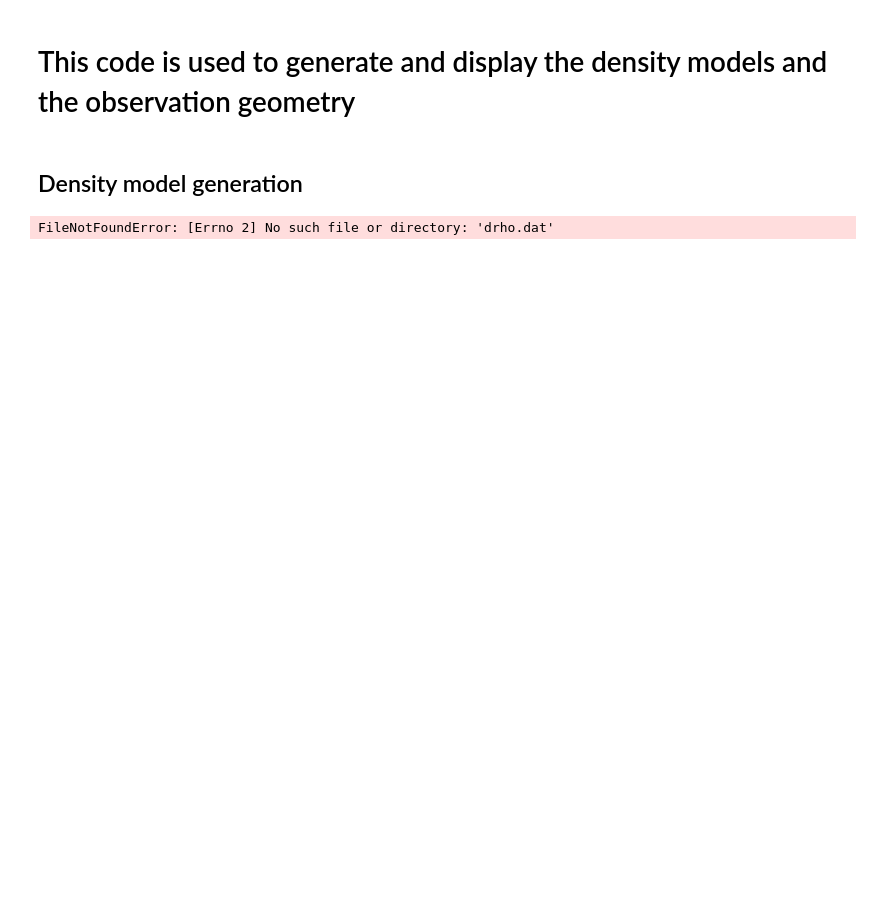
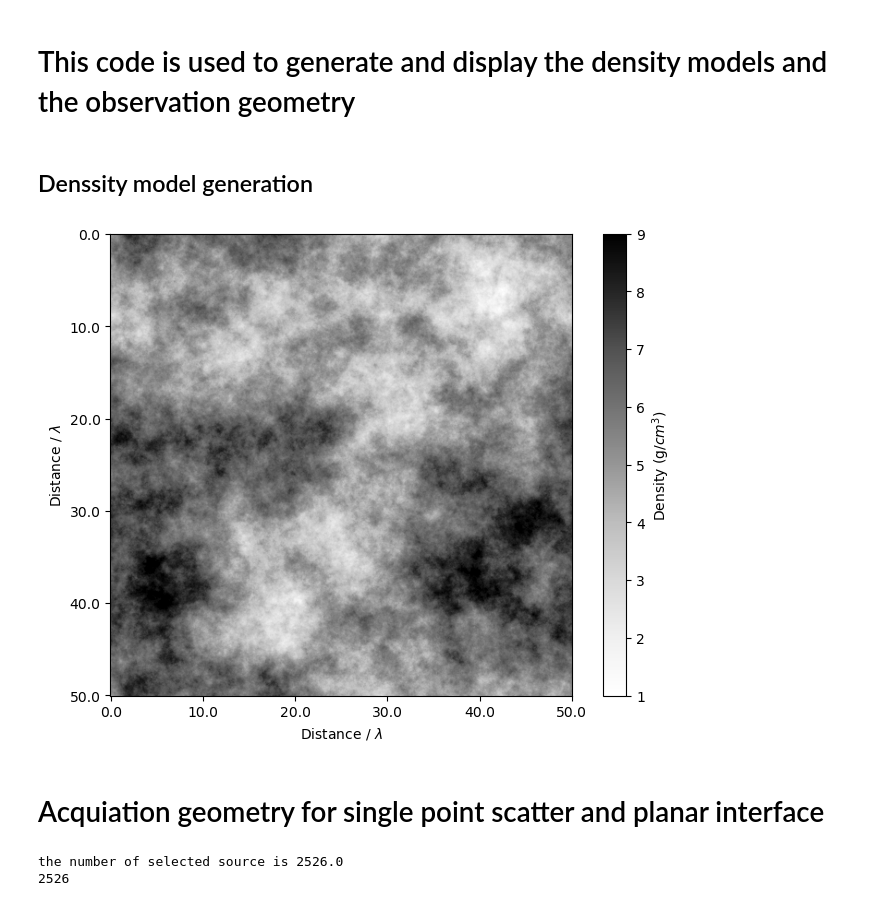
Before and after one commit to zhufeng1810584/Stationary-phase-analysis-of-ambient-noise-CCFs, a Jupyter notebook: 01_model_generation_and_geometry_definition.ipynb, the cells around one changed output. Cells and saved outputs as stored; diff of their text form; code cells hidden in the pictures; blank space fills up the shorter version.

```diff
--- a/01_model_generation_and_geometry_definition.ipynb
+++ b/01_model_generation_and_geometry_definition.ipynb
@@ -5,10 +5,10 @@ import numpy as np
 import matplotlib.pyplot as plt
 from html.entities import entitydefs
 # %% [markdown]
-## Density model generation
+## Denssity model generation
 # %%
 # 4 density models (homogeneous,single point, single layer, and random medium) will be generated and used for test
-
+filename = './Green_funs_for_different_models/'
 Nmodel=4                                                                             # Number of model
 Nx=501; Nz=501; dx=0.01; dz=0.01;                                                    # Mesh size and spacing
 Nt=3000; nt = Nt;  dt=0.002                                                          # Time sampling rate and sampling number
@@ -17,7 +17,66 @@ Density = np.ones((Nmodel,Nx,Nz))
 Density[0] = 1                                                                       # Homogeneous
 Density[1,301,151] = 9.0                                                             # Single point
 Density[2,:,151] = 9                                                                 # Single layer
-tmpdata = np.fromfile('drho.dat', dtype=np.float32); tmpdata.shape=(Nx, Nz)
+tmpdata = np.fromfile(filename+'drho.dat', dtype=np.float32); tmpdata.shape=(Nx, Nz)
 Density[3] = (tmpdata-np.min(tmpdata))*9.0/(np.max(tmpdata) - np.min(tmpdata)) + 1   # Random medium
-# %% [output]
-FileNotFoundError: [Errno 2] No such file or directory: 'drho.dat'
+# %%
+# Density model of random media : figure 9(a)
+Velocity  = 2                         #  Background velocity 2km/s
+frequency = 20                        #  Dominant frequency 20Hz
+Lambda    = Velocity/frequency        #  Wavelength
+
+xpos=np.arange(0,Nx);xaxis = np.arange(Nx)*dx/Lambda
+ypos=np.arange(0,Nz);yaxis = np.arange(Nz)*dz/Lambda
+fig_size = (8, 6);fontsz = 15
+for im in range(Nmodel-1,Nmodel):
+    f, ax = plt.subplots(1,1, figsize=fig_size)
+    plt.imshow(Density[im].T,vmin=1,vmax=9,  cmap='Greys')
+    plt.colorbar(label='Density (g/$cm^3$)')
+    ax.set_xticks(xpos[0:Nx:100], labels=xaxis[0:Nx:100])
+    ax.set_yticks(ypos[0:Nz:100], labels=yaxis[0:Nz:100])
+    plt.xlabel('Distance / ' r'$\lambda$',);plt.ylabel('Distance / ' r'$\lambda$');
+#    plt.savefig('./Pic/rho_random'+".png", bbox_inches='tight')
+# %% [output]
+[figure, added]
+# %% [markdown]
+# Acquiation geometry for single point scatter and planar interface
+# %%
+nx=601;nz=601                                                # Full model size, boundarys (50) are included
+
+r_min=1.99                                                   # The radius distance from source to the model center
+r_max=2.01
+source_sele = np.zeros((nx,nz))
+for ix in range (0, nx):
+    for iz in range (0, int(nz/2)):
+        r = np.sqrt( (ix*dx-3.0)**2 + (iz*dz-3.0)**2 )
+        if( r>r_min and r<r_max ):
+            source_sele[ix,iz] = 1
+for ix in range (Nx, 0, -1):
+    for iz in range (int(Nz/2), Nz):
+        r = np.sqrt( (ix*dx-3.0)**2 + (iz*dz-3.0)**2 )
+        if( r>r_min and r<r_max ):
+            source_sele[ix,iz] = 1
+
+ns = np.sum(source_sele)
+print('the number of selected source is',ns)
+Ns = int(ns)
+coord=np.zeros((Ns,2))
+
+#      determin the coordinates for every single source
+ir=0
+for ix in range (0, nx):
+    for iz in range (0, int(nz/2)):
+        if(source_sele[ix,iz]==1):
+            coord[ir,0]=ix
+            coord[ir,1]=iz
+            ir = ir + 1
+for ix in range (nx-1, -1, -1):
+    for iz in range (int(nz/2), Nz):
+        if(source_sele[ix,iz]==1):
+            coord[ir,0]=ix
+            coord[ir,1]=iz
+            ir = ir + 1
+print(ir)
+# %% [output]
+the number of selected source is 2526.0
+2526
```
Also changed, not shown: parts of 2 cells of this notebook.
